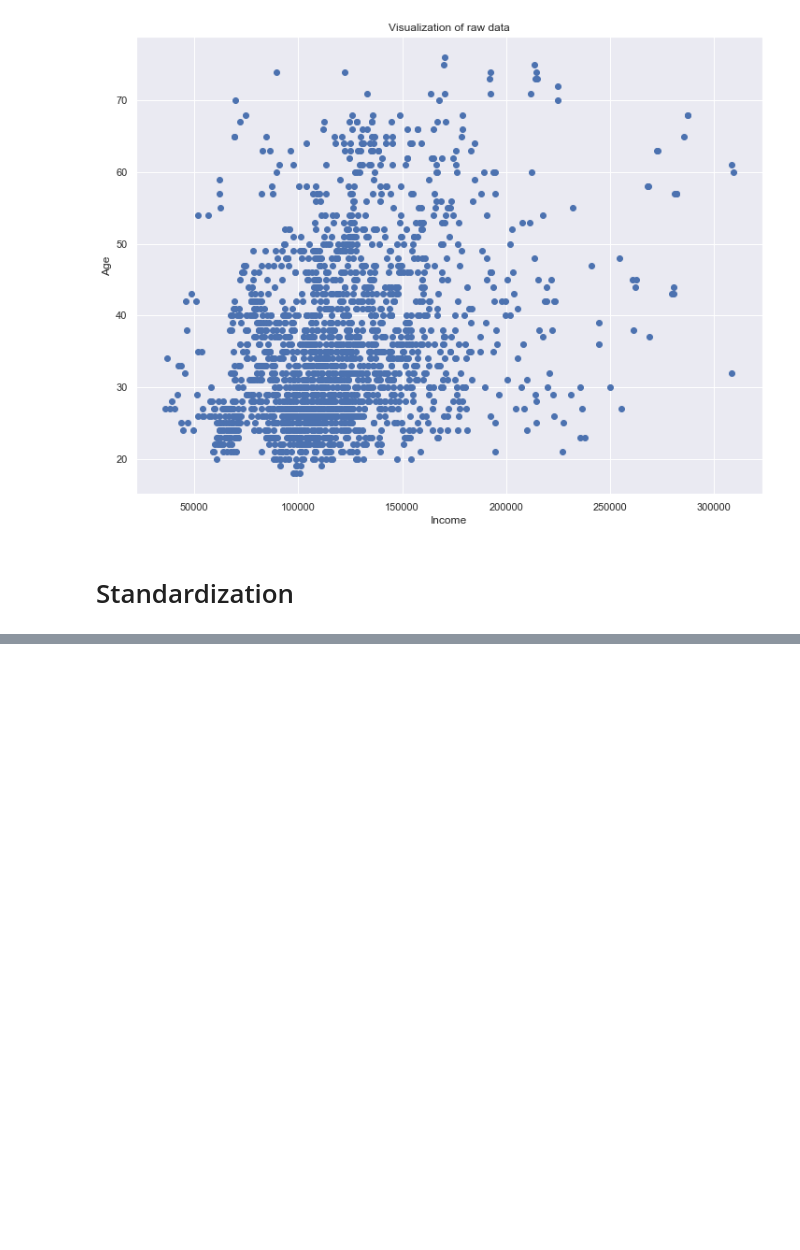
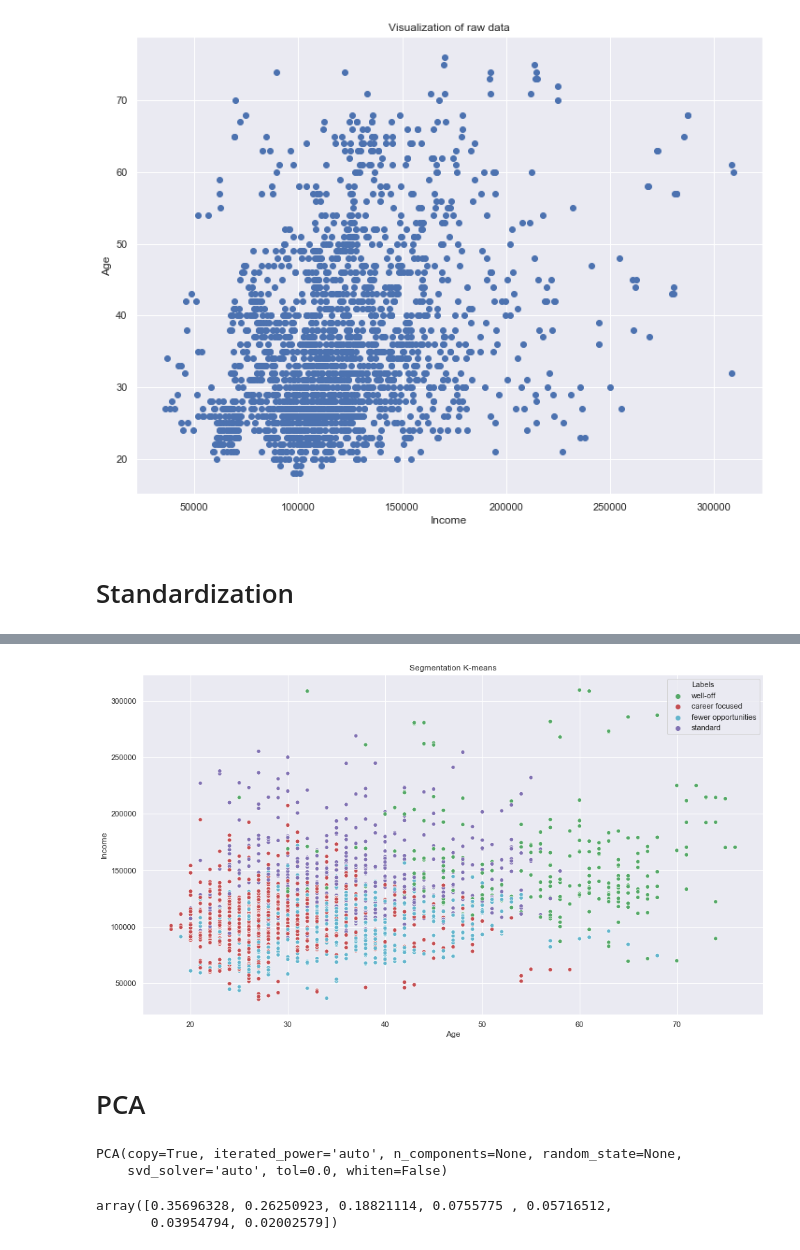
Before and after one commit to emuntasir/Customer-Analytics, a Jupyter notebook: Segmentation 3.2 3.3 Practice.ipynb, the cells around one changed output, grey strips where cells are left out. Drawn from its saved outputs; the diff is of its cells as text; code cells hidden in the pictures; blank space fills up the shorter version.

```diff
--- a/Segmentation 3.2 3.3 Practice.ipynb
+++ b/Segmentation 3.2 3.3 Practice.ipynb
@@ -77,0 +117,2 @@ segmentation_std = scaler.fit_transform(df_segmentation)
+# %%
+kmeans = KMeans(n_clusters = 4, init = 'k-means++', random_state = 42)
@@ -77,0 +127,3 @@ segmentation_std = scaler.fit_transform(df_segmentation)
+# %%
+df_segm_kmeans = df_segmentation.copy()
+df_segm_kmeans['Segment K-means'] = kmeans.labels_
@@ -77,0 +164,16 @@ segmentation_std = scaler.fit_transform(df_segmentation)
+# %%
+df_segm_kmeans['Labels'] = df_segm_kmeans['Segment K-means'].map({0:'well-off',
+                                                                  1:'fewer opportunities',
+                                                                  2:'standard',
+                                                                  3:'career focused'})
+# %%
+x_axis = df_segm_kmeans['Age']
+y_axis = df_segm_kmeans['Income']
+plt.figure(figsize = (16, 9))
+sns.scatterplot(x_axis, y_axis, hue = df_segm_kmeans['Labels'], palette = ['g', 'r', 'c', 'm'])
+plt.title('Segmentation K-means')
+plt.show()
+# %% [output]
+[figure, added]
+# %% [markdown]
+# PCA
@@ -77,0 +182,10 @@ segmentation_std = scaler.fit_transform(df_segmentation)
+# %%
+pca.fit(segmentation_std)
+# %% [output]
+PCA(copy=True, iterated_power='auto', n_components=None, random_state=None,
+    svd_solver='auto', tol=0.0, whiten=False)
+# %%
+pca.explained_variance_ratio_
+# %% [output]
+array([0.35696328, 0.26250923, 0.18821114, 0.0755775 , 0.05716512,
+       0.03954794, 0.02002579])
```
Also changed, not shown: parts of 39 cells of this notebook.
